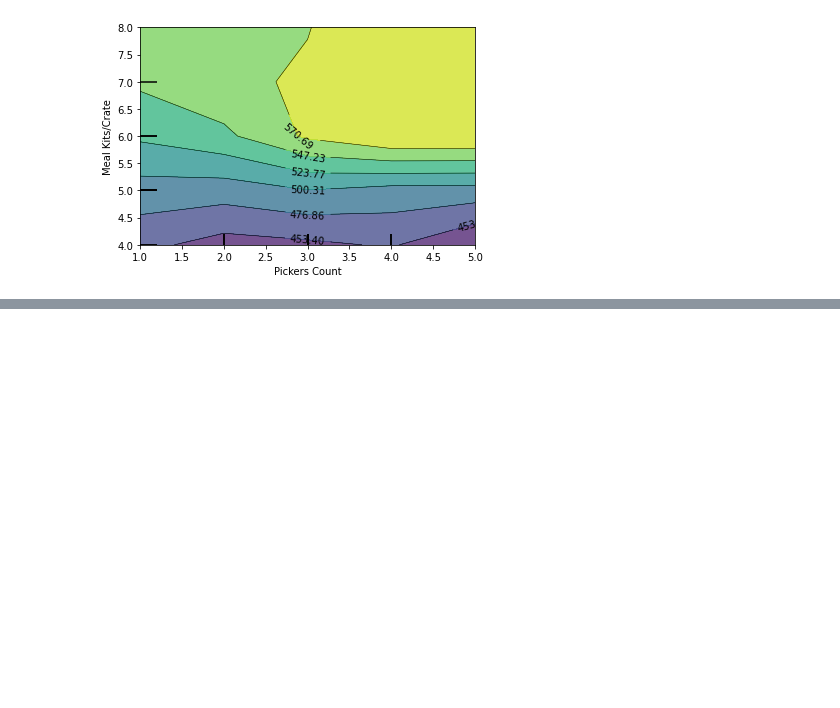
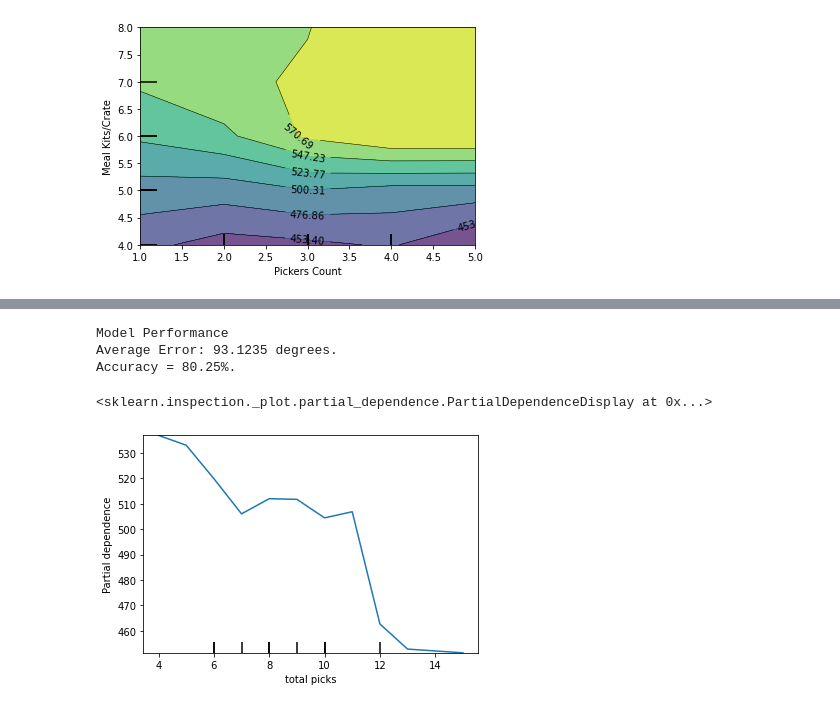
Before and after one commit to QPeiran/predicting_mks_speed, a Jupyter notebook: baseline_model.ipynb, the cells around one changed output, grey strips where cells are left out. Cells and saved outputs as stored; diff of their text form; code cells hidden in the pictures; blank space fills up the shorter version.

Commit message:
new featur "total picks" but reduced the accurancy

```diff
--- a/baseline_model.ipynb
+++ b/baseline_model.ipynb
@@ -234,3 +234,8 @@ plot_partial_dependence(my_forest, X_test, [(0,6)])
 # %% [output]
 <sklearn.inspection._plot.partial_dependence.PartialDependenceDisplay at 0x...>
 [figure]
+# %%
+# generate another feature total picks
+# X_new =
+X_train['total picks'] = X_train['VE'] + X_train['E'] + X_train['M'] + X_train['H'] + X_train['VH']
+X_test['total picks'] = X_test['VE'] + X_test['E'] + X_test['M'] + X_test['H'] + X_test['VH']
@@ -236,0 +258,12 @@ plot_partial_dependence(my_forest, X_test, [(0,6)])
+# %%
+my_newforest = RandomForestRegressor(n_estimators=50, random_state=0).fit(X_train,y_train)
+EvaluatingFunction(my_newforest, X_test, y_test)
+# %% [output]
+Model Performance
+Average Error: 93.1235 degrees.
+Accuracy = 80.25%.
+# %%
+plot_partial_dependence(my_newforest, X_test, [7], list(X_test.columns))
+# %% [output]
+<sklearn.inspection._plot.partial_dependence.PartialDependenceDisplay at 0x...>
+[figure, added]
```
Also changed, not shown: parts of 2 cells of this notebook.
